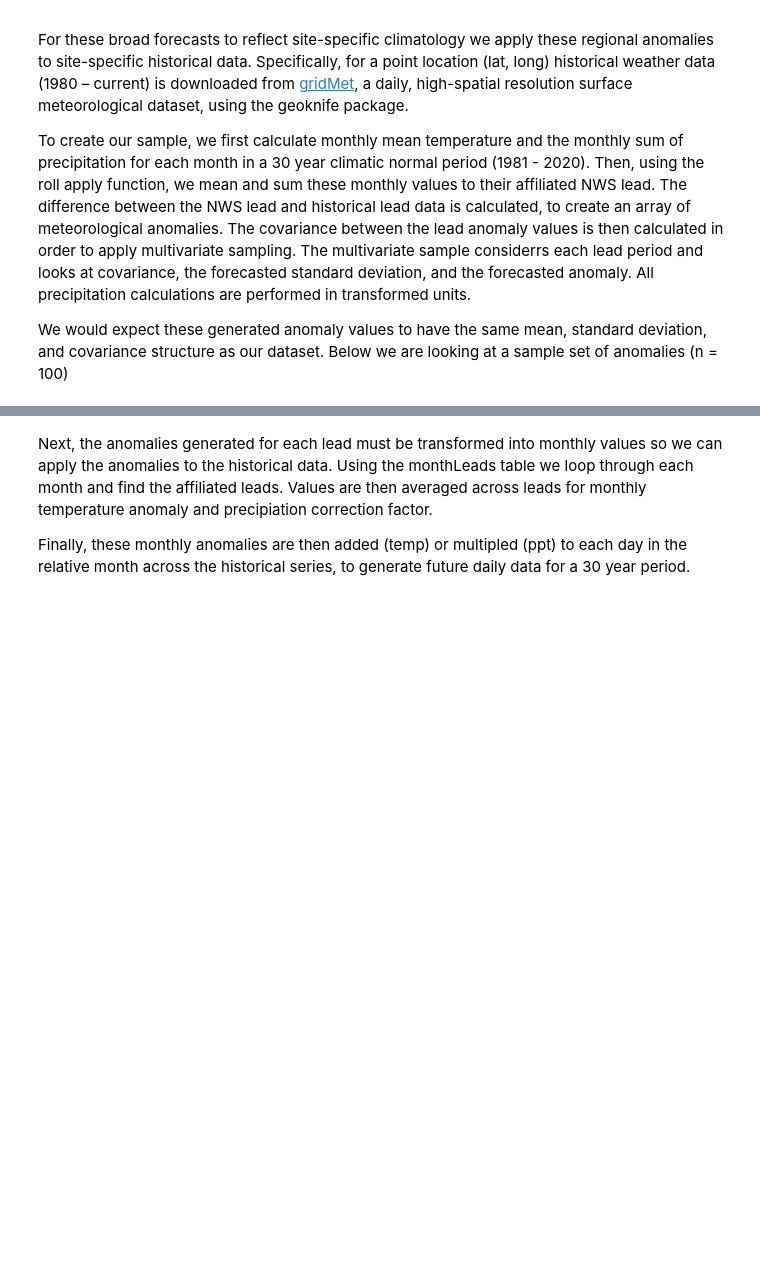
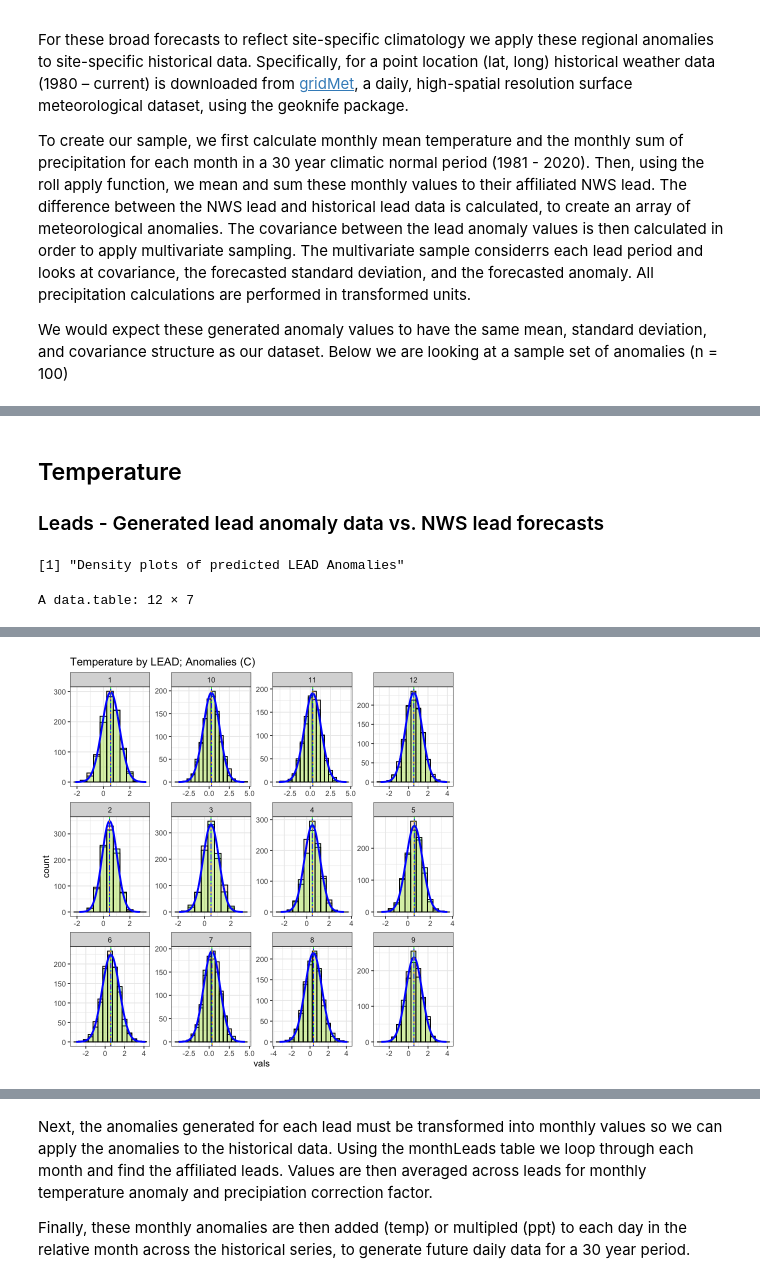
Before and after one commit to DrylandEcology/gridSTDF, a Jupyter notebook: ShortTermDroughtForecaster_Logic.ipynb, the cells around one changed output, grey strips where cells are left out. Cells and saved outputs as stored; diff of their text form; code cells hidden in the pictures; blank space fills up the shorter version.

```diff
--- a/ShortTermDroughtForecaster_Logic.ipynb
+++ b/ShortTermDroughtForecaster_Logic.ipynb
@@ -207,3 +232,76 @@ abline(0, 1, col = "red")
 [figure]
 [figure]
 [figure]
+# %% [markdown]
+## Temperature
+
+### Leads -  Generated lead anomaly data vs. NWS lead forecasts
+# %%
+print('Density plots of predicted LEAD Anomalies')
+# the anomaly date from NWS is the purple line. Random sample distribution of NWS data is orange
+# the mean of the our generated anomlies is the dashed green line. Distribution in green
+# analytical distribution in BLUE
+# 1000 Future realizations as density plots
+
+#------ Check generated anamalies against NWS anomalies
+# --------- 1: NWS random univariate sample (ORANGE)
+tempNWSDensity <- TempAnoms[,.(vals = rnorm(1000, mean = Anom_C, sd = ForecastedSD_Temp_C)),
+                            .(LEAD)]
+tempNWSDensityMean <- tempNWSDensity[,.(UVNWSmean = mean(vals)), .(LEAD)]
+
+# ---------- 2: Generated multivariate anomalies (GREEN)
+tempGenAnoms <- data.table(generatedAnomData[, , "dT_C"])
+tempGenAnoms$LEAD <- row.names(tempGenAnoms)
+#tempGenAnoms$LEAD <- factor(tempGenAnoms$LEAD, levels = c(1:12))
+tempGenAnoms <- melt(tempGenAnoms, id.vars = 'LEAD')
+tempGenAnomsMean <- tempGenAnoms[,.(MVGenmean = mean(value)),.(LEAD)]
+
+# ----------- 3: Analytical sample (BLUE)
+nobs = 1000
+tempAnalyticalDensity <- data.frame()
+
+for(L in 1:12){
+    z <- subset(TempAnoms, LEAD == L)
+
+    meanL <- z$Anom_C
+    sdL <- z$ForecastedSD_Temp_C
+
+    x <-  seq(meanL - (sdL * 4),
+              meanL + (sdL * 4), length = nobs)
+
+    y <-  dnorm(x, mean = z$Anom_C, sd = z$ForecastedSD_Temp_C)
+
+    data <- data.frame(x = x, y = y,
+                       LEAD = L, mean = meanL, sd =sdL )
+
+    tempAnalyticalDensity <- rbind(tempAnalyticalDensity, data)
+  }
+
+tempAnalyticalDensityMean <-setDT(tempAnalyticalDensity)[,.(AnalyticalMean = mean(x)),.(LEAD)]
+
+
+# data.table
+AllTempMeans <- cbind(tempNWSDensityMean, tempGenAnomsMean, tempAnalyticalDensityMean, NWS_Anom = TempAnoms$Anom_C)
+AllTempMeans
+
+# plot
+
+bw <- .5
+tempAnalyticalDensity$y_scale <- tempAnalyticalDensity$y * bw * nobs
+
+ggplot() +
+
+  geom_histogram(data = tempNWSDensity, aes(x = vals), color = 'black', alpha=.2, fill="orange", binwidth = bw) +
+  geom_histogram(data = tempGenAnoms, aes(x = value),color = 'black', alpha=.2, fill="green", binwidth = bw) +
+  geom_line(data = tempAnalyticalDensity, aes(x = x, y = y_scale), color = 'blue',  size = 1.1) +
+
+  facet_wrap(~LEAD, scales = 'free') +
+  labs(title = 'Temperature by LEAD; Anomalies (C)') +
+
+  geom_vline(data = tempGenAnomsMean, aes(xintercept = MVGenmean), color = 'green')+
+  geom_vline(data = tempNWSDensityMean, aes(xintercept = UVNWSmean), color = 'orange', lty = 'dashed') +
+  geom_vline(data = TempAnoms, aes(xintercept = Anom_C), color = 'blue', lty = 'twodash') +
+  theme_bw()
+# %% [output]
+[1] "Density plots of predicted LEAD Anomalies"
+A data.table: 12 × 7
@@ -209,0 +322 @@ abline(0, 1, col = "red")
+[figure, added]
```
Also changed, not shown: parts of 17 cells of this notebook, 3 other files.
